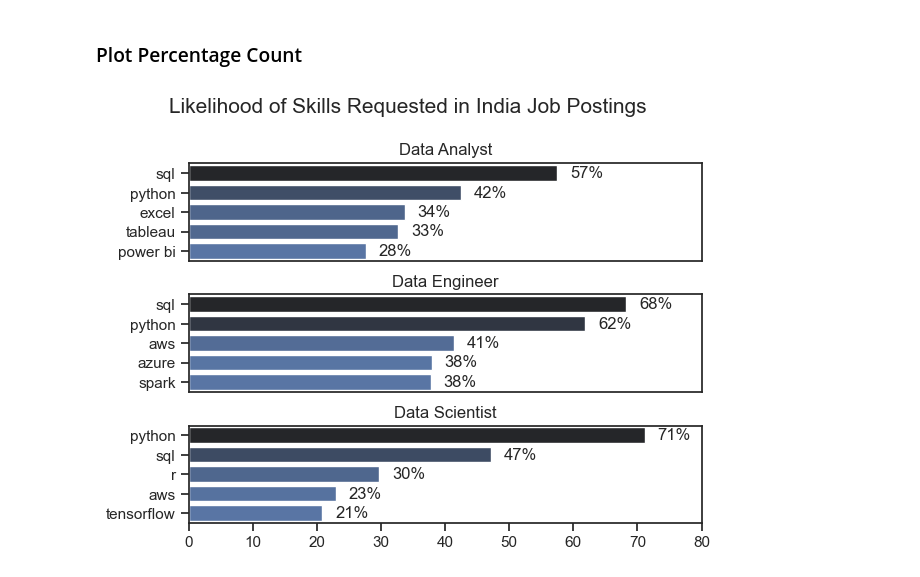
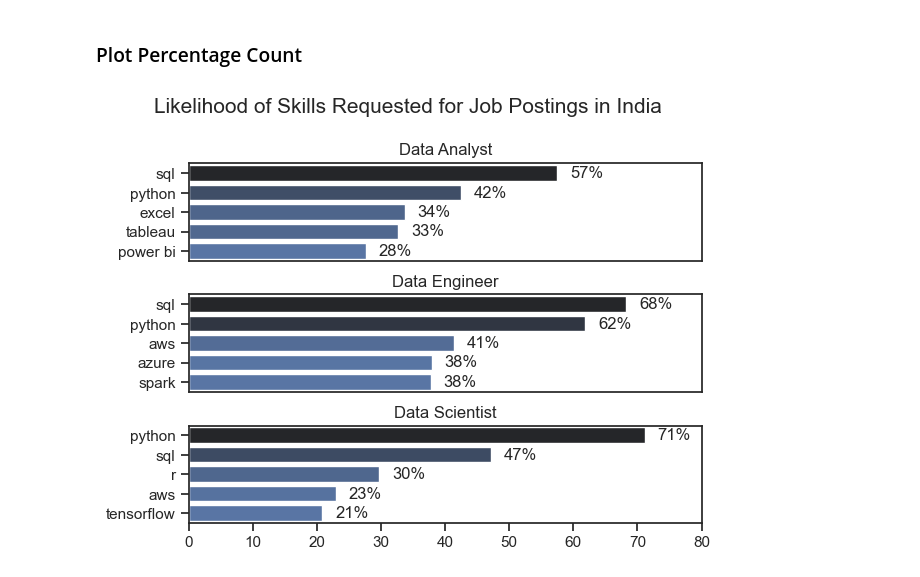
Before and after one commit to prashanttjangra/Python, a Jupyter notebook: Project/2_Skill_Demand.ipynb, the cells around one changed output. Drawn from its saved outputs; the diff is of its cells as text; code cells hidden in the pictures.

```diff
--- a/Project/2_Skill_Demand.ipynb
+++ b/Project/2_Skill_Demand.ipynb
@@ -140,26 +140,26 @@ df_skills_perc
 # %%
 fig, ax=plt.subplots(len(job_titles), 1)
 
 sns.set_theme(style='ticks')
 
 for i, job_title in enumerate(job_titles):
     df_plot=df_skills_perc[df_skills_perc['job_title_short']==job_title].head(5)
     sns.barplot(data=df_plot, x='skills_percent', y='job_skills', ax=ax[i], hue='skill_count', palette='dark:b_r')
     ax[i].set_title(job_title)
     ax[i].set_xlabel('')
     ax[i].set_ylabel('')
     ax[i].get_legend().remove()
     ax[i].set_xlim(0, 80)
 
     # label percentage on the bars
     for n, v in enumerate(df_plot['skills_percent']):
         ax[i].text(v+2, n, f'{v:.0f}%', va='center')
 
     if i != len(job_titles) - 1:
         ax[i].set_xticks([])
 
-fig.suptitle('Likelihood of Skills Requested in India Job Postings', fontsize=15)
+fig.suptitle('Likelihood of Skills Requested for Job Postings in India', fontsize=15)
 fig.tight_layout(h_pad=0.8)
 plt.show()
 # %% [output]
-[figure, old version]
+[figure, new version]
```
Also changed, not shown: parts of 1 cell of this notebook, 7 other files.
